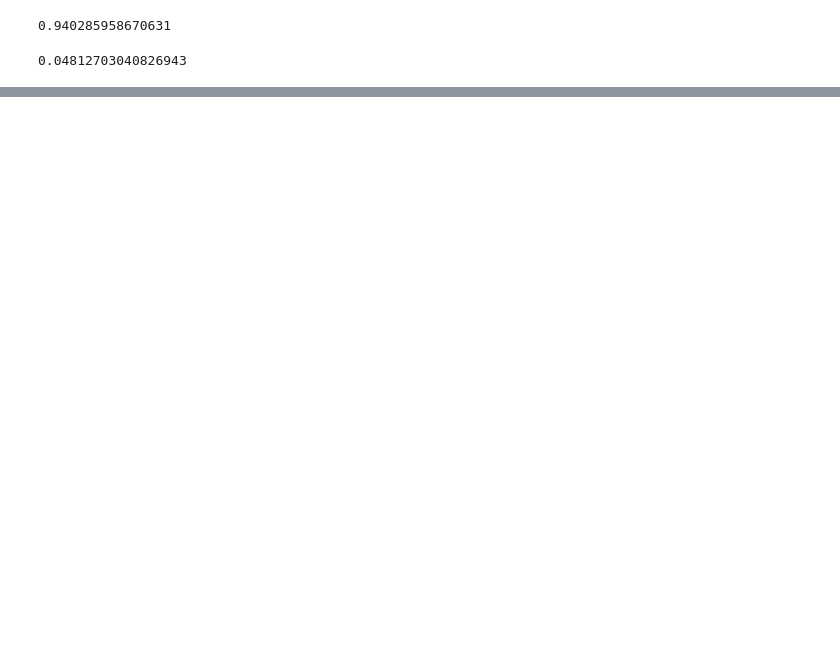
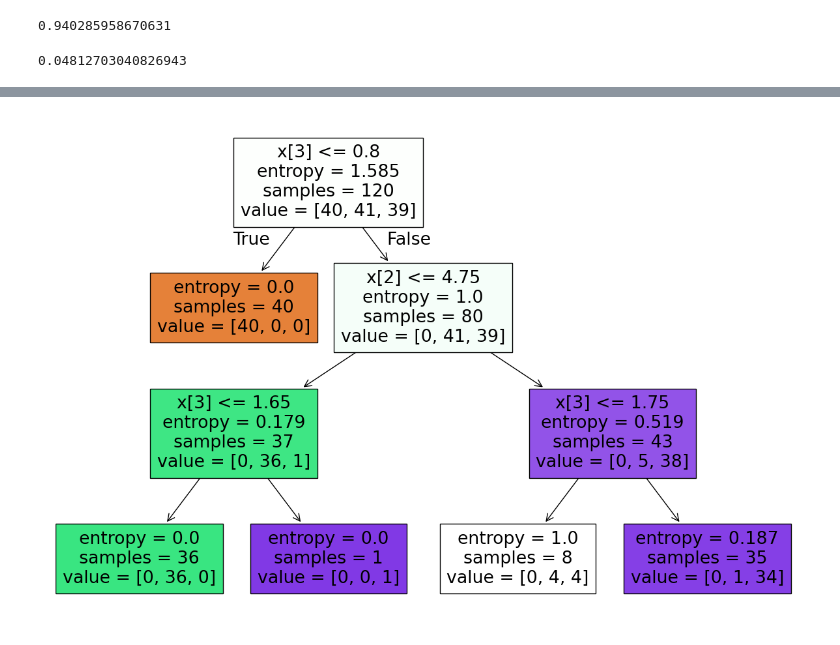
Before and after one commit to JhandryChimbo/data_mining, a Jupyter notebook: Entropy.ipynb, the cells around one changed output, grey strips where cells are left out. Cells and saved outputs as stored; diff of their text form; code cells hidden in the pictures; blank space fills up the shorter version.

```diff
--- a/Entropy.ipynb
+++ b/Entropy.ipynb
@@ -15,0 +54,14 @@ print(ganancia_viento)
+# %%
+# Datos X: sepal_length sepal_width petal_length petal_width
+# Variable objetivo: species
+X = df_flores.drop('species', axis=1)
+y = df_flores['species']
+# %%
+# Separacion de entrenamiento y prueba
+X_train, X_test, y_train, y_test = train_test_split(X, y, test_size=0.2, random_state=42)
+# %%
+# Modelo
+model_tree = DecisionTreeClassifier(criterion='entropy', max_depth=3)
+# %%
+# Entrenamiento
+model_tree.fit(X_train, y_train)
@@ -15,0 +93,8 @@ print(ganancia_viento)
+# %%
+# Visualizacion
+plt.figure(figsize=(15,10))
+from sklearn import tree
+tree.plot_tree(model_tree, filled=True)
+plt.show()
+# %% [output]
+[figure, added]
```
Also changed, not shown: parts of 8 cells of this notebook.
